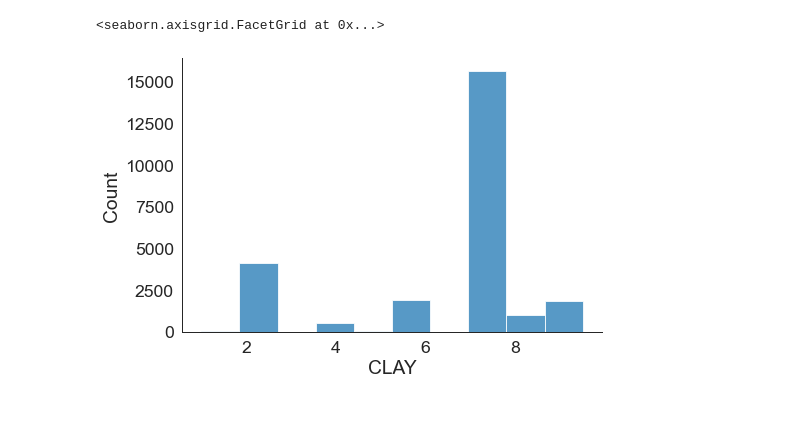
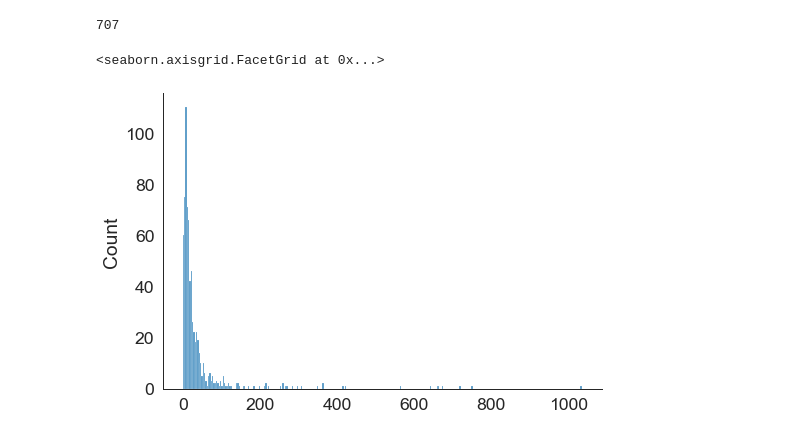
Before and after one commit to narslab/project-groundwork, a Jupyter notebook: bin/jupyter/shrewsbury_parcel_distribution.ipynb, the cells around one changed output. Saved outputs shown, nothing was run; the diff lists cells and outputs as text; code cells hidden in the pictures.

```diff
--- a/bin/jupyter/shrewsbury_parcel_distribution.ipynb
+++ b/bin/jupyter/shrewsbury_parcel_distribution.ipynb
@@ -17,11 +17,15 @@ for i in FULL_STR:
     df=df_Shrewsbury_parcel.loc[df_Shrewsbury_parcel.FULL_STR==i]
     parcel.append(len(df.index))
 #parcel
+# %%
+len(parcel)
+# %% [output]
+707
 # %%
 # plotting histogram for CLAY
 sns.set_style('white')
 sns.set_context("paper", font_scale = 2)
-sns.displot(data=df_Shrewsbury_CLAY, x="CLAY", kind="hist", bins = 10, aspect = 1.5)
+sns.displot(data=parcel, kind="hist", bins = 300, aspect = 1.5)
 # %% [output]
 <seaborn.axisgrid.FacetGrid at 0x...>
-[figure, old version]
+[figure, new version]
```
Also changed, not shown: parts of 7 cells of this notebook, 1 other file.
